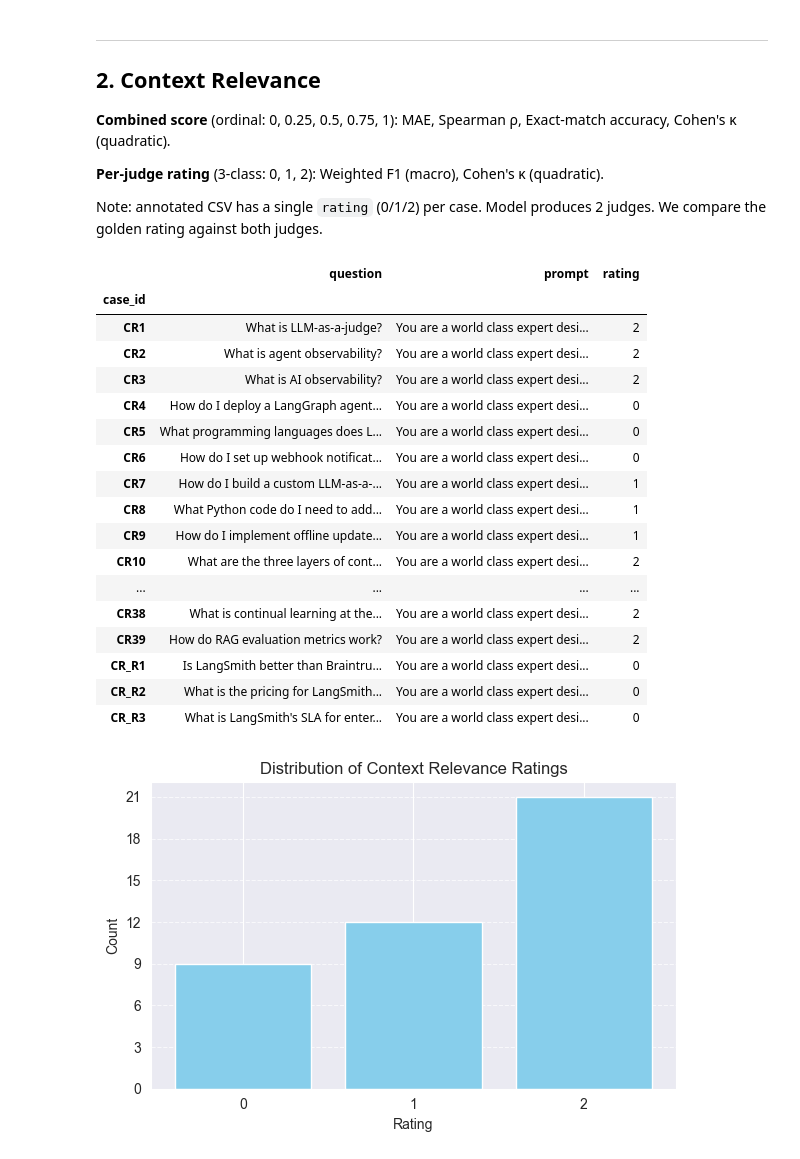
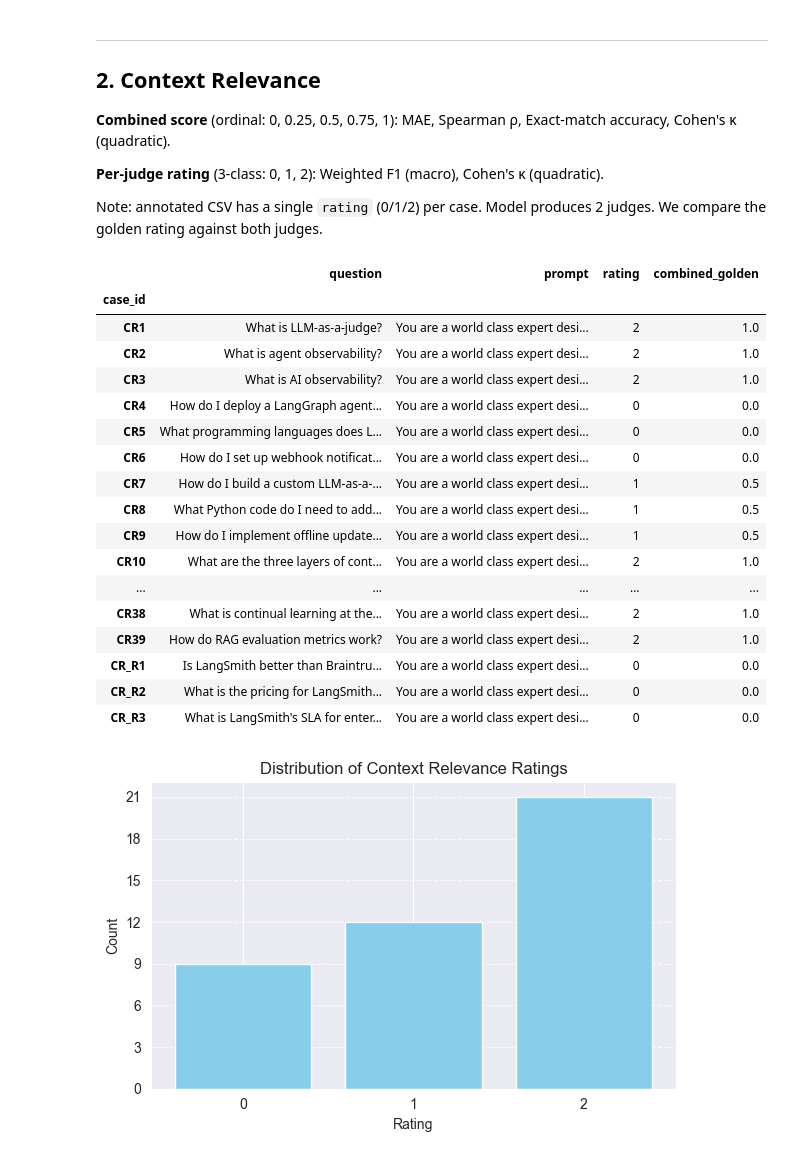
Before and after one commit to kazokid/diffusion-llms-eval, a Jupyter notebook: notebooks/metrics_calculation.ipynb, the cells around one changed output. Saved outputs shown, nothing was run; the diff lists cells and outputs as text; code cells hidden in the pictures.

```diff
--- a/notebooks/metrics_calculation.ipynb
+++ b/notebooks/metrics_calculation.ipynb
@@ -251,28 +251,29 @@ Note: annotated CSV has a single `rating` (0/1/2) per case. Model produces 2 jud
 # %%
 # --- Load ground truth ---
 
 cr_golden = pd.read_csv(DATASETS_DIR / "context-relevance-test-annotated.csv")
 cr_golden = cr_golden.set_index('case_id')
+cr_golden['combined_golden'] = cr_golden['rating'] / 2
 cr_golden
 # %% [output]
-|  | question | prompt | rating |
-| case_id |  |  |  |
-| CR1 | What is LLM-as-a-judge? | You are a world class expert desi... | 2 |
-| CR2 | What is agent observability? | You are a world class expert desi... | 2 |
-| CR3 | What is AI observability? | You are a world class expert desi... | 2 |
-| CR4 | How do I deploy a LangGraph agent... | You are a world class expert desi... | 0 |
-| CR5 | What programming languages does L... | You are a world class expert desi... | 0 |
-| CR6 | How do I set up webhook notificat... | You are a world class expert desi... | 0 |
-| CR7 | How do I build a custom LLM-as-a-... | You are a world class expert desi... | 1 |
-| CR8 | What Python code do I need to add... | You are a world class expert desi... | 1 |
-| CR9 | How do I implement offline update... | You are a world class expert desi... | 1 |
-| CR10 | What are the three layers of cont... | You are a world class expert desi... | 2 |
-| ... | ... | ... | ... |
-| CR38 | What is continual learning at the... | You are a world class expert desi... | 2 |
-| CR39 | How do RAG evaluation metrics work? | You are a world class expert desi... | 2 |
-| CR_R1 | Is LangSmith better than Braintru... | You are a world class expert desi... | 0 |
-| CR_R2 | What is the pricing for LangSmith... | You are a world class expert desi... | 0 |
-| CR_R3 | What is LangSmith's SLA for enter... | You are a world class expert desi... | 0 |
+|  | question | prompt | rating | combined_golden |
+| case_id |  |  |  |  |
+| CR1 | What is LLM-as-a-judge? | You are a world class expert desi... | 2 | 1.0 |
+| CR2 | What is agent observability? | You are a world class expert desi... | 2 | 1.0 |
+| CR3 | What is AI observability? | You are a world class expert desi... | 2 | 1.0 |
+| CR4 | How do I deploy a LangGraph agent... | You are a world class expert desi... | 0 | 0.0 |
+| CR5 | What programming languages does L... | You are a world class expert desi... | 0 | 0.0 |
+| CR6 | How do I set up webhook notificat... | You are a world class expert desi... | 0 | 0.0 |
+| CR7 | How do I build a custom LLM-as-a-... | You are a world class expert desi... | 1 | 0.5 |
+| CR8 | What Python code do I need to add... | You are a world class expert desi... | 1 | 0.5 |
+| CR9 | How do I implement offline update... | You are a world class expert desi... | 1 | 0.5 |
+| CR10 | What are the three layers of cont... | You are a world class expert desi... | 2 | 1.0 |
+| ... | ... | ... | ... | ... |
+| CR38 | What is continual learning at the... | You are a world class expert desi... | 2 | 1.0 |
+| CR39 | How do RAG evaluation metrics work? | You are a world class expert desi... | 2 | 1.0 |
+| CR_R1 | Is LangSmith better than Braintru... | You are a world class expert desi... | 0 | 0.0 |
+| CR_R2 | What is the pricing for LangSmith... | You are a world class expert desi... | 0 | 0.0 |
+| CR_R3 | What is LangSmith's SLA for enter... | You are a world class expert desi... | 0 | 0.0 |
 # %%
 import matplotlib.pyplot as plt
 from matplotlib.ticker import MaxNLocator
```
Also changed, not shown: parts of 6 cells of this notebook, 4 other files.
